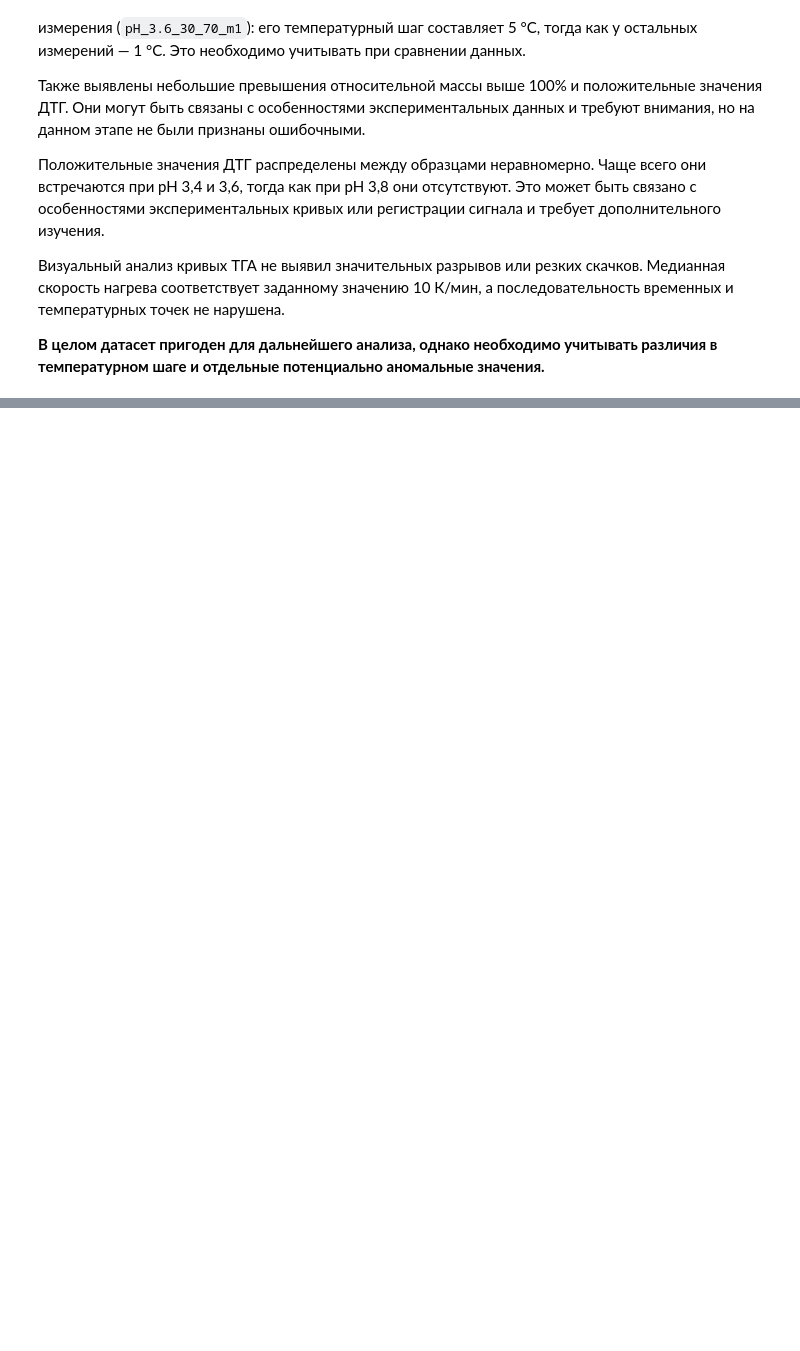
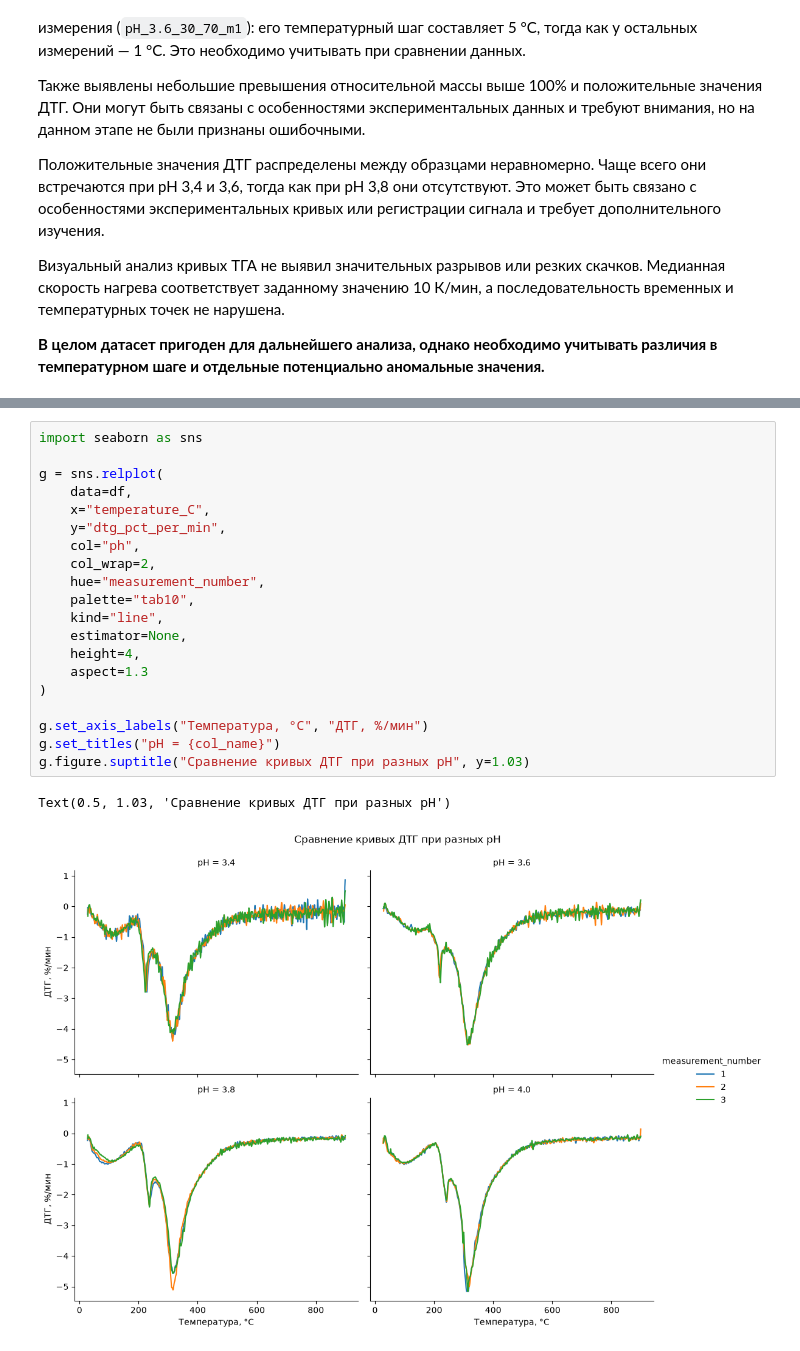
Before and after one commit to needsleep42/data_project_sharypova, a Jupyter notebook: notebooks/EDA.ipynb, the cells around one changed output, grey strips where cells are left out. Drawn from its saved outputs; the diff is of its cells as text; blank space fills up the shorter version.

Commit message:
Add Seaborn visualizations to EDA notebook

```diff
--- a/notebooks/EDA.ipynb
+++ b/notebooks/EDA.ipynb
@@ -380,0 +387,23 @@ print("Нулевые интервалы температуры:",
+# %%
+import seaborn as sns
+
+g = sns.relplot(
+    data=df,
+    x="temperature_C",
+    y="dtg_pct_per_min",
+    col="ph",
+    col_wrap=2,
+    hue="measurement_number",
+    palette="tab10",
+    kind="line",
+    estimator=None,
+    height=4,
+    aspect=1.3
+)
+
+g.set_axis_labels("Температура, °C", "ДТГ, %/мин")
+g.set_titles("pH = {col_name}")
+g.figure.suptitle("Сравнение кривых ДТГ при разных pH", y=1.03)
+# %% [output]
+Text(0.5, 1.03, 'Сравнение кривых ДТГ при разных pH')
+[figure, added]
```
Also changed, not shown: parts of 2 cells of this notebook, 1 other file.
